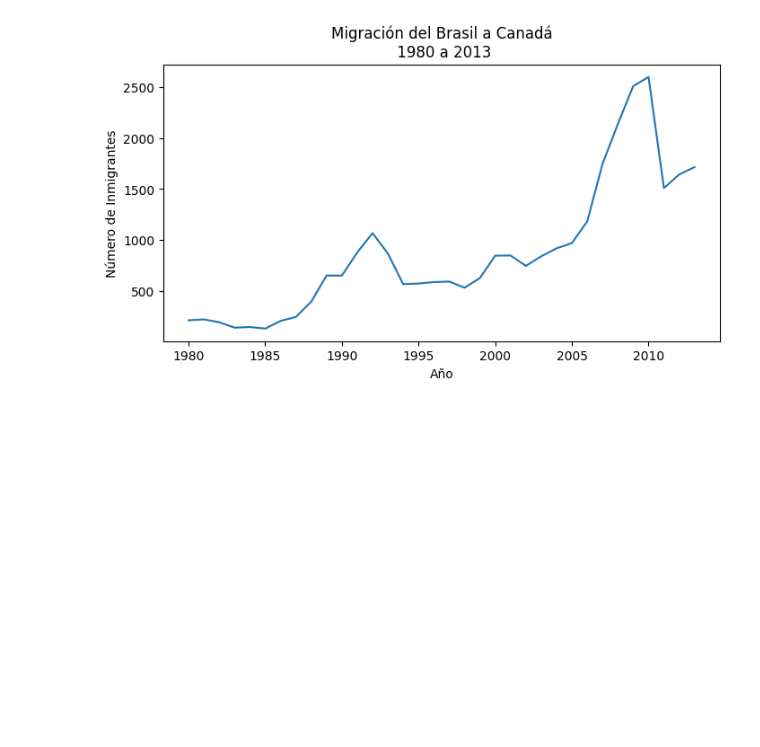
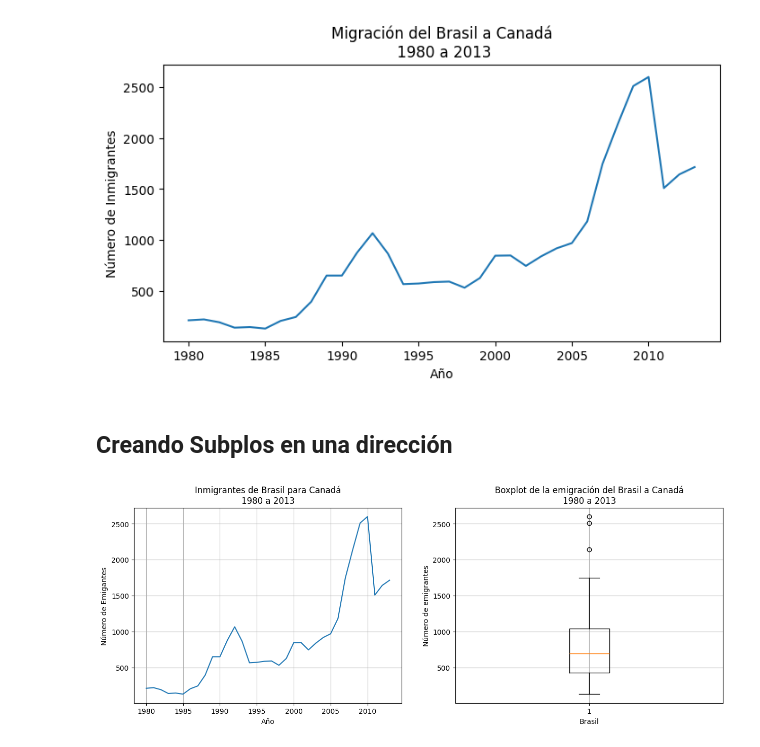
Before and after one commit to ygor-github/data_visualization, a Jupyter notebook: Aula.ipynb, the cells around one changed output. Drawn from its saved outputs; the diff is of its cells as text; code cells hidden in the pictures; blank space fills up the shorter version.

Commit message:
Aula Creando Subplots en una dirección

```diff
--- a/Aula.ipynb
+++ b/Aula.ipynb
@@ -219,3 +220,28 @@ ax.xaxis.set_major_locator(plt.MultipleLocator(5)) # Con esta linea cambiano a l
 plt.show() #Esto permite imprimir la figura sin mostrar datos de almacenamiento en memoria
 # %% [output]
 [figure]
+# %% [markdown]
+## Creando Subplos en una dirección
+# %%
+#Vamos a Plotar dos graficos en una misma figura. Dentro del subplot (1, 2) "Una linea y dos columnas"
+fig, axs = plt.subplots(1,2, figsize=(15,5)) # fig, el axs (subplot) podemos insertar mas de un grafico
+
+#Primer grafico es axs[0] el valor 0 es el index del grafico 1
+axs[0].plot(df_brasil['ano'], df_brasil['inmigrantes']) # Pasamos el origen de los datos para los ejes x e y
+axs[0].set_title('Inmigrantes de Brasil para Canadá\n1980 a 2013') #titulo del gráfico
+axs[0].set_xlabel('Año')
+axs[0].set_ylabel('Número de Emigantes')
+axs[0].xaxis.set_major_locator(plt.MultipleLocator(5))
+axs[0].grid()
+
+
+#Segundo grafico será un boxplot
+axs[1].boxplot(df_brasil['inmigrantes']) # Pasando el argumento para el boxplot
+axs[1].set_title('Boxplot de la emigración del Brasil a Canadá\n1980 a 2013') #Titulo
+axs[1].set_xlabel('Brasil') #Etiqueta del eje x
+axs[1].set_ylabel('Número de emigrantes')
+axs[1].grid()
+
+plt.show()
+# %% [output]
+[figure, added]
```
Also changed, not shown: parts of 4 cells of this notebook.
